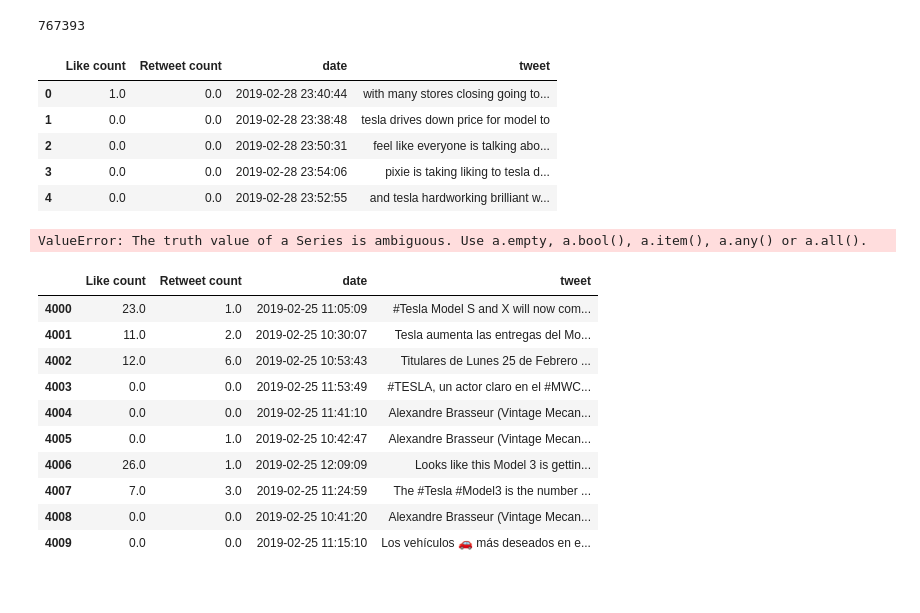
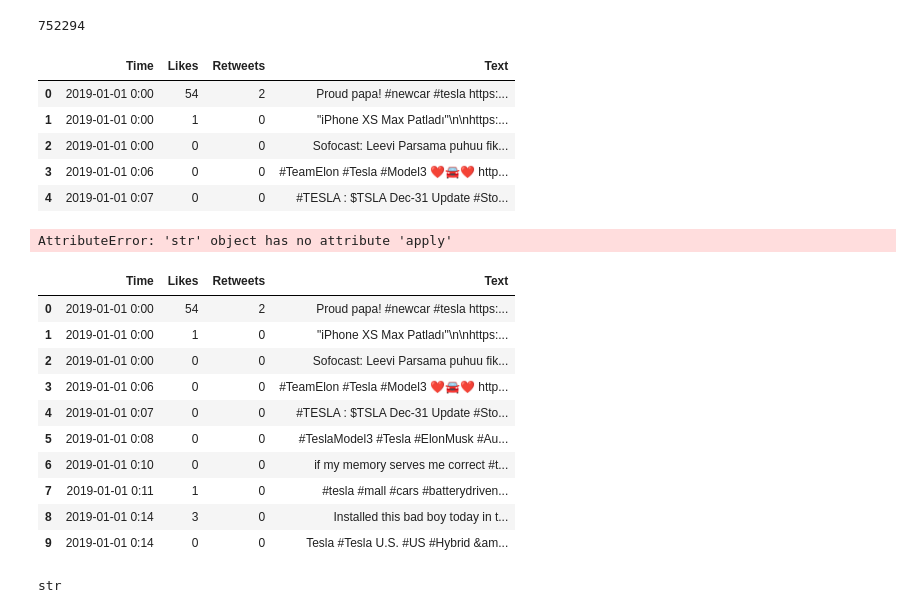
Before and after one commit to 18AnirudhaV/ATweetAStock, a Jupyter notebook: Sentiment_Test.ipynb, the cells around one changed output. Saved outputs shown, nothing was run; the diff lists cells and outputs as text; code cells hidden in the pictures.

Commit message:
Finalized Code
Working code that allowed me to clean, specify language & apply vader sentiment of the dataset

```diff
--- a/Sentiment_Test.ipynb
+++ b/Sentiment_Test.ipynb
@@ -38,16 +39,16 @@ def tweet_cleaner(text):
       words = [x for x  in tok.tokenize(letters_only) if len(x) > 1] # Below removes whitespace
       return (" ".join(words)).strip()
 # %%
-df = pd.read_csv('teslaFullDataset.csv', engine='python') #read in csv
+df = pd.read_csv('tesla_cleaned.csv', engine='python') #read in csv
 # %%
 length_of_df = len(df)
 print(length_of_df)
 df.head()
 # %% [output]
-767393
+752294
-|  | Like count | Retweet count | date | tweet |
-| 0 | 1.0 | 0.0 | 2019-02-28 23:40:44 | with many stores closing going to... |
-| 1 | 0.0 | 0.0 | 2019-02-28 23:38:48 | tesla drives down price for model to |
-| 2 | 0.0 | 0.0 | 2019-02-28 23:50:31 | feel like everyone is talking abo... |
-| 3 | 0.0 | 0.0 | 2019-02-28 23:54:06 | pixie is taking liking to tesla d... |
-| 4 | 0.0 | 0.0 | 2019-02-28 23:52:55 | and tesla hardworking brilliant w... |
+|  | Time | Likes | Retweets | Text |
+| 0 | 2019-01-01 0:00 | 54 | 2 | Proud papa! #newcar #tesla https:... |
+| 1 | 2019-01-01 0:00 | 1 | 0 | "iPhone XS Max Patladı"\n\nhttps:... |
+| 2 | 2019-01-01 0:00 | 0 | 0 | Sofocast: Leevi Parsama puhuu fik... |
+| 3 | 2019-01-01 0:06 | 0 | 0 | #TeamElon #Tesla #Model3 ❤🚘❤ http... |
+| 4 | 2019-01-01 0:07 | 0 | 0 | #TESLA : $TSLA Dec-31 Update #Sto... |
@@ -54,34 +61,41 @@ df.head()
 # %%
 tic = time.perf_counter()
 
-for index, row in df.iterrows():
-    df['tweet'][row] = tweet_cleaner(df["tweet"][row]) #why tf doesn't this work
+#for index, row in df.iterrows():
+    #row["Text"] = tweet_cleaner(row["Text"]) #why tf doesn't this work
+
+#for index, row in df.iterrows():
+    #row["Text"] = row["Text"].apply(tweet_cleaner)
+
+
 
 toc = time.perf_counter()
 print(f"Cleaned {len(df)} in {toc - tic:0.4f} seconds")
 # %% [output]
-ValueError: The truth value of a Series is ambiguous. Use a.empty, a.bool(), a.item(), a.any() or a.all().
+AttributeError: 'str' object has no attribute 'apply'
 # %%
-df[4000:4010] #ceck random range of dataset to ensure it was properly cleaned
+df.head(10) #ceck random range of dataset to ensure it was properly cleaned
 # %% [output]
-|  | Like count | Retweet count | date | tweet |
-| 4000 | 23.0 | 1.0 | 2019-02-25 11:05:09 | #Tesla Model S and X will now com... |
-| 4001 | 11.0 | 2.0 | 2019-02-25 10:30:07 | Tesla aumenta las entregas del Mo... |
-| 4002 | 12.0 | 6.0 | 2019-02-25 10:53:43 | Titulares de Lunes 25 de Febrero ... |
-| 4003 | 0.0 | 0.0 | 2019-02-25 11:53:49 | #TESLA, un actor claro en el #MWC... |
-| 4004 | 0.0 | 0.0 | 2019-02-25 11:41:10 | Alexandre Brasseur (Vintage Mecan... |
-| 4005 | 0.0 | 1.0 | 2019-02-25 10:42:47 | Alexandre Brasseur (Vintage Mecan... |
-| 4006 | 26.0 | 1.0 | 2019-02-25 12:09:09 | Looks like this Model 3 is gettin... |
-| 4007 | 7.0 | 3.0 | 2019-02-25 11:24:59 | The #Tesla #Model3 is the number ... |
-| 4008 | 0.0 | 0.0 | 2019-02-25 10:41:20 | Alexandre Brasseur (Vintage Mecan... |
-| 4009 | 0.0 | 0.0 | 2019-02-25 11:15:10 | Los vehículos 🚗 más deseados en e... |
+|  | Time | Likes | Retweets | Text |
+| 0 | 2019-01-01 0:00 | 54 | 2 | Proud papa! #newcar #tesla https:... |
+| 1 | 2019-01-01 0:00 | 1 | 0 | "iPhone XS Max Patladı"\n\nhttps:... |
+| 2 | 2019-01-01 0:00 | 0 | 0 | Sofocast: Leevi Parsama puhuu fik... |
+| 3 | 2019-01-01 0:06 | 0 | 0 | #TeamElon #Tesla #Model3 ❤🚘❤ http... |
+| 4 | 2019-01-01 0:07 | 0 | 0 | #TESLA : $TSLA Dec-31 Update #Sto... |
+| 5 | 2019-01-01 0:08 | 0 | 0 | #TeslaModel3 #Tesla #ElonMusk #Au... |
+| 6 | 2019-01-01 0:10 | 0 | 0 | if my memory serves me correct #t... |
+| 7 | 2019-01-01 0:11 | 1 | 0 | #tesla #mall #cars #batterydriven... |
+| 8 | 2019-01-01 0:14 | 3 | 0 | Installed this bad boy today in t... |
+| 9 | 2019-01-01 0:14 | 0 | 0 | Tesla #Tesla U.S. #US #Hybrid &am... |
 # %%
 #df.drop('Source', inplace=True, axis=1)
 #df.drop('Unnamed: 0', inplace=True, axis=1)
 #df.drop('tweet_id', inplace=True, axis=1)
 #df.drop('User location', inplace = True, axis = 1) #delete columns we don't need
 # %%
-type(df)
+type(df['Text'][1])
+# %% [output]
+str
 # %%
 j = len(df)
 i = 0 #remove
```
Also changed, not shown: parts of 20 cells of this notebook.
